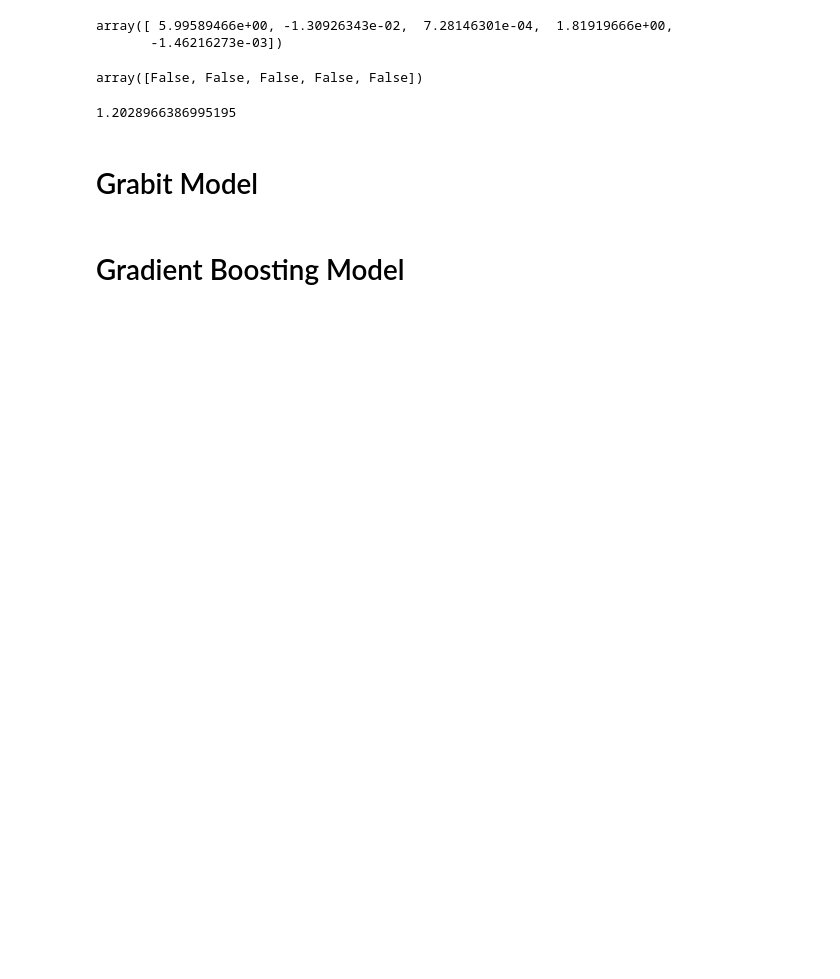
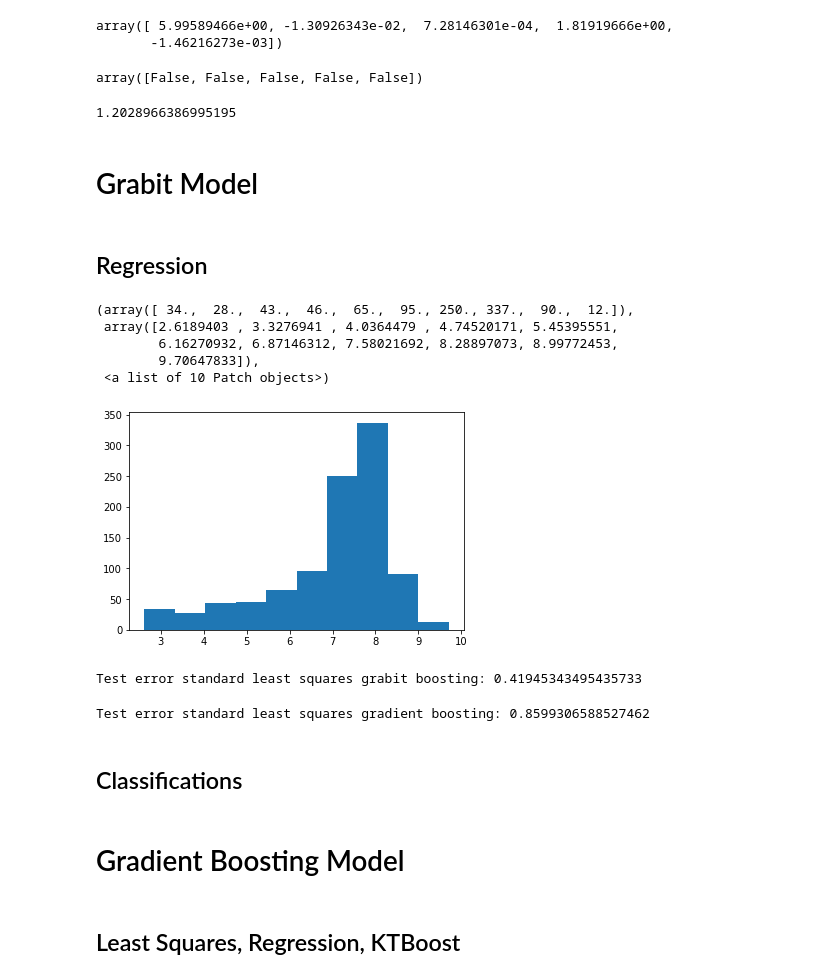
Before and after one commit to Siyuuuuuu/Dissert, a Jupyter notebook: Dissertation.ipynb, the cells around one changed output. Cells and saved outputs as stored; diff of their text form; code cells hidden in the pictures; blank space fills up the shorter version.

```diff
--- a/Dissertation.ipynb
+++ b/Dissertation.ipynb
@@ -333,5 +345,32 @@ np.sum((y_test - lin_reg.predict(X_test))**2)/len(y_test)
 1.2028966386995195
 # %% [markdown]
 # Grabit Model
+# %% [markdown]
+## Regression
+# %%
+# train model and make predictions
+model=KTBoost.BoostingRegressor(loss='tobit', yl=yl, yu=yu).fit(X, y)
+y_pred=model.predict(X_test)
+# %%
+plt.hist(y_pred)
+# %% [output]
+(array([ 34.,  28.,  43.,  46.,  65.,  95., 250., 337.,  90.,  12.]),
+ array([2.6189403 , 3.3276941 , 4.0364479 , 4.74520171, 5.45395551,
+        6.16270932, 6.87146312, 7.58021692, 8.28897073, 8.99772453,
+        9.70647833]),
+ <a list of 10 Patch objects>)
+[figure, added]
+# %%
+print("Test error standard least squares grabit boosting: " + str(((y_pred-y_test)**2).mean()))
+# %% [output]
+Test error standard least squares grabit boosting: 0.41945343495435733
+# %%
+print("Test error standard least squares gradient boosting: " + str(((y_pred_ls-y_test)**2).mean()))
+# %% [output]
+Test error standard least squares gradient boosting: 0.8599306588527462
+# %% [markdown]
+## Classifications
 # %% [markdown]
 # Gradient Boosting Model
+# %% [markdown]
+## Least Squares, Regression, KTBoost
```
Also changed, not shown: parts of 17 cells of this notebook.
